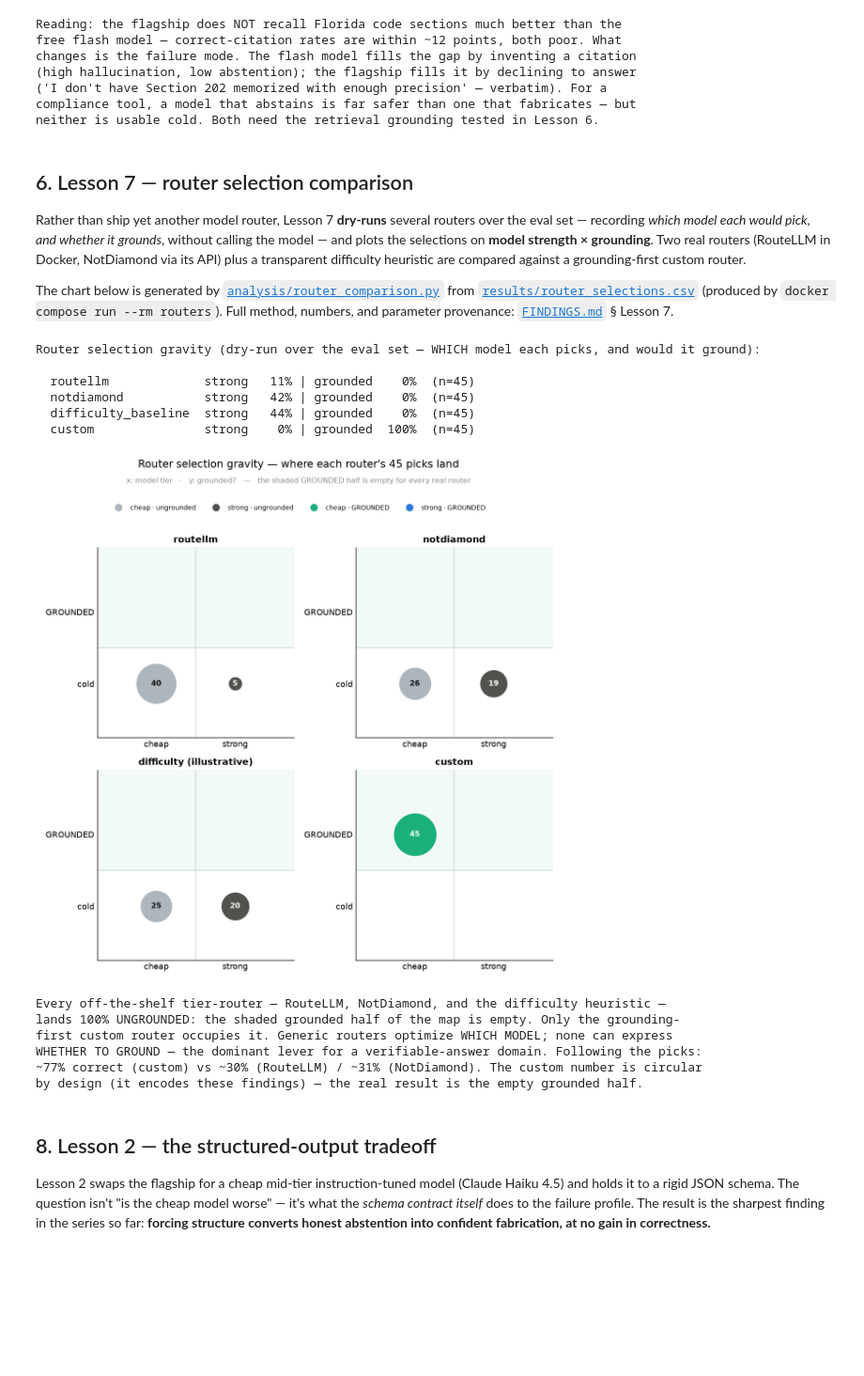
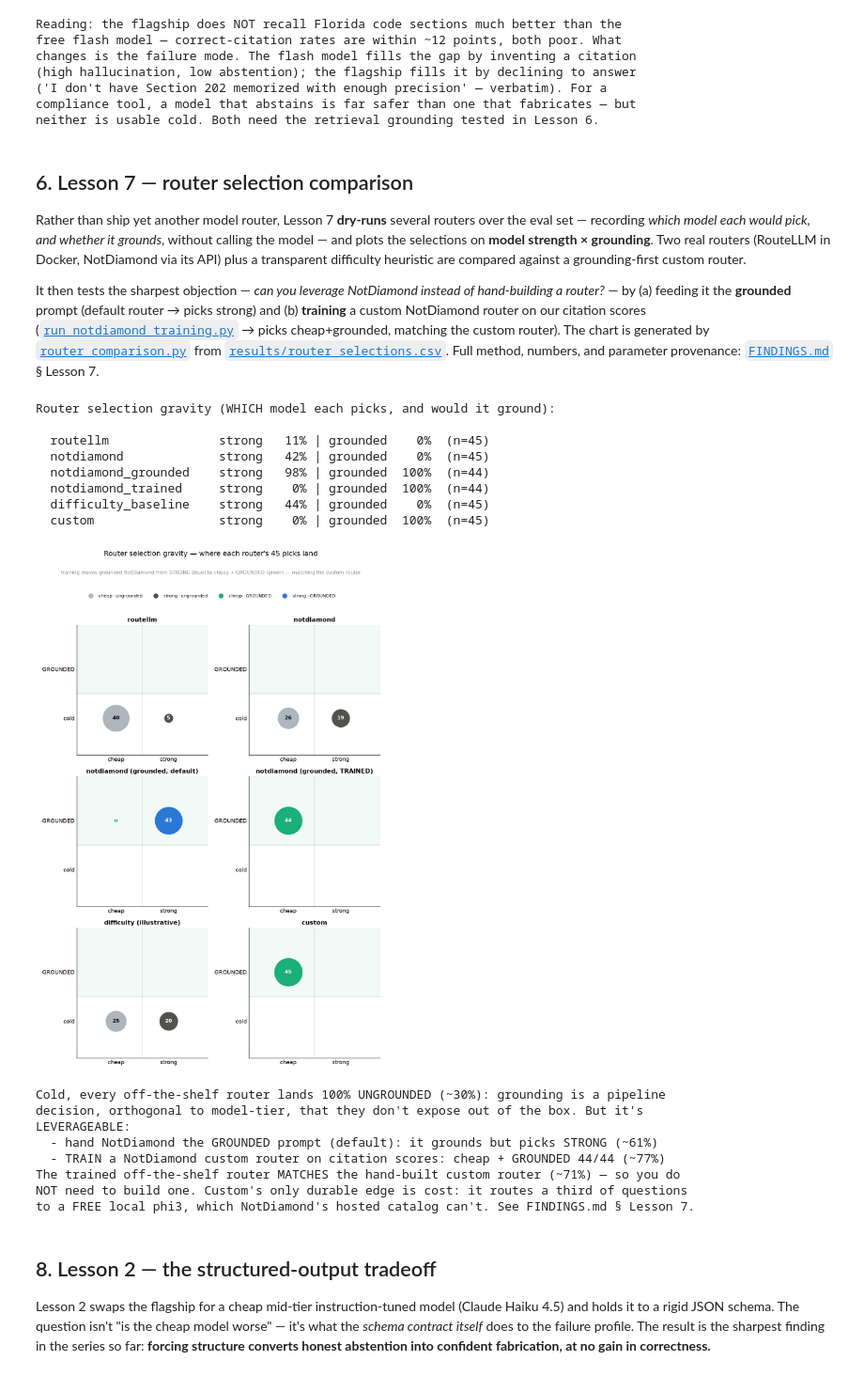
Before and after one commit to dotnetspark/fbc-model-routing-benchmark, a Jupyter notebook: analysis/benchmark_report.ipynb, the cells around one changed output. Shown at 94% size. Cells and saved outputs as stored; diff of their text form; code cells hidden in the pictures; blank space fills up the shorter version.

```diff
--- a/analysis/benchmark_report.ipynb
+++ b/analysis/benchmark_report.ipynb
@@ -561,55 +561,61 @@ neither is usable cold. Both need the retrieval grounding tested in Lesson 6.
 
 Rather than ship yet another model router, Lesson 7 **dry-runs** several routers over the eval set — recording *which model each would pick, and whether it grounds*, without calling the model — and plots the selections on **model strength × grounding**. Two real routers (RouteLLM in Docker, NotDiamond via its API) plus a transparent difficulty heuristic are compared against a grounding-first custom router.
 
-The chart below is generated by [`analysis/router_comparison.py`](router_comparison.py) from [`results/router_selections.csv`](../results/router_selections.csv) (produced by `docker compose run --rm routers`). Full method, numbers, and parameter provenance: [`FINDINGS.md`](../FINDINGS.md) § Lesson 7.
+It then tests the sharpest objection — *can you leverage NotDiamond instead of hand-building a router?* — by (a) feeding it the **grounded** prompt (default router → picks strong) and (b) **training** a custom NotDiamond router on our citation scores ([`run_notdiamond_training.py`](../run_notdiamond_training.py) → picks cheap+grounded, matching the custom router). The chart is generated by [`router_comparison.py`](router_comparison.py) from [`results/router_selections.csv`](../results/router_selections.csv). Full method, numbers, and parameter provenance: [`FINDINGS.md`](../FINDINGS.md) § Lesson 7.
 # %%
 import csv as _csv
 from IPython.display import Image, display as _display
 
 sel_path = RESULTS_DIR / "router_selections.csv"
 png_path = RESULTS_DIR / "router_selection_gravity.png"
 
 if sel_path.exists():
     rows = [r for r in _csv.DictReader(sel_path.open(encoding="utf-8")) if r["strength"] != "ERROR"]
-    ORDER = ["routellm", "notdiamond", "difficulty_baseline", "custom"]
+    ORDER = ["routellm", "notdiamond", "notdiamond_grounded", "notdiamond_trained",
+             "difficulty_baseline", "custom"]
     routers = [r for r in ORDER if r in {x["router"] for x in rows}]
 
-    print("Router selection gravity (dry-run over the eval set — WHICH model each picks, "
-          "and would it ground):\n")
+    print("Router selection gravity (WHICH model each picks, and would it ground):\n")
     for rt in routers:
         s = [r for r in rows if r["router"] == rt]
         strong = sum(r["strength"] == "strong" for r in s)
         grounded = sum(r["grounded"] == "True" for r in s)
-        print(f"  {rt:20} strong {strong / len(s):5.0%} | grounded {grounded / len(s):5.0%}  (n={len(s)})")
+        print(f"  {rt:22} strong {strong / len(s):5.0%} | grounded {grounded / len(s):5.0%}  (n={len(s)})")
 
     if png_path.exists():
         _display(Image(filename=str(png_path)))
 
     print(
-        "\nEvery off-the-shelf tier-router — RouteLLM, NotDiamond, and the difficulty heuristic —\n"
-        "lands 100% UNGROUNDED: the shaded grounded half of the map is empty. Only the grounding-\n"
-        "first custom router occupies it. Generic routers optimize WHICH MODEL; none can express\n"
-        "WHETHER TO GROUND — the dominant lever for a verifiable-answer domain. Following the picks:\n"
-        "~77% correct (custom) vs ~30% (RouteLLM) / ~31% (NotDiamond). The custom number is circular\n"
-        "by design (it encodes these findings) — the real result is the empty grounded half."
+        "\nCold, every off-the-shelf router lands 100% UNGROUNDED (~30%): grounding is a pipeline\n"
+        "decision, orthogonal to model-tier, that they don't expose out of the box. But it's\n"
+        "LEVERAGEABLE:\n"
+        "  - hand NotDiamond the GROUNDED prompt (default): it grounds but picks STRONG (~61%)\n"
+        "  - TRAIN a NotDiamond custom router on citation scores: cheap + GROUNDED 44/44 (~77%)\n"
+        "The trained off-the-shelf router MATCHES the hand-built custom router (~71%) — so you do\n"
+        "NOT need to build one. Custom's only durable edge is cost: it routes a third of questions\n"
+        "to a FREE local phi3, which NotDiamond's hosted catalog can't. See FINDINGS.md § Lesson 7."
     )
 else:
     print("results/router_selections.csv not found — run the router dry-run first:\n"
           "  docker compose run --rm routers     (see FINDINGS.md § Lesson 7)")
 # %% [output]
-Router selection gravity (dry-run over the eval set — WHICH model each picks, and would it ground):
+Router selection gravity (WHICH model each picks, and would it ground):
 
-  routellm             strong   11% | grounded    0%  (n=45)
-  notdiamond           strong   42% | grounded    0%  (n=45)
-  difficulty_baseline  strong   44% | grounded    0%  (n=45)
-  custom               strong    0% | grounded  100%  (n=45)
+  routellm               strong   11% | grounded    0%  (n=45)
+  notdiamond             strong   42% | grounded    0%  (n=45)
+  notdiamond_grounded    strong   98% | grounded  100%  (n=44)
+  notdiamond_trained     strong    0% | grounded  100%  (n=44)
+  difficulty_baseline    strong   44% | grounded    0%  (n=45)
+  custom                 strong    0% | grounded  100%  (n=45)
-[figure, old version]
+[figure, new version]
-Every off-the-shelf tier-router — RouteLLM, NotDiamond, and the difficulty heuristic —
-lands 100% UNGROUNDED: the shaded grounded half of the map is empty. Only the grounding-
-first custom router occupies it. Generic routers optimize WHICH MODEL; none can express
-WHETHER TO GROUND — the dominant lever for a verifiable-answer domain. Following the picks:
-~77% correct (custom) vs ~30% (RouteLLM) / ~31% (NotDiamond). The custom number is circular
-by design (it encodes these findings) — the real result is the empty grounded half.
+Cold, every off-the-shelf router lands 100% UNGROUNDED (~30%): grounding is a pipeline
+decision, orthogonal to model-tier, that they don't expose out of the box. But it's
+LEVERAGEABLE:
+  - hand NotDiamond the GROUNDED prompt (default): it grounds but picks STRONG (~61%)
+  - TRAIN a NotDiamond custom router on citation scores: cheap + GROUNDED 44/44 (~77%)
+The trained off-the-shelf router MATCHES the hand-built custom router (~71%) — so you do
+NOT need to build one. Custom's only durable edge is cost: it routes a third of questions
+to a FREE local phi3, which NotDiamond's hosted catalog can't. See FINDINGS.md § Lesson 7.
 # %% [markdown]
 ## 8. Lesson 2 — the structured-output tradeoff
 
```
Also changed, not shown: 15 other files.
